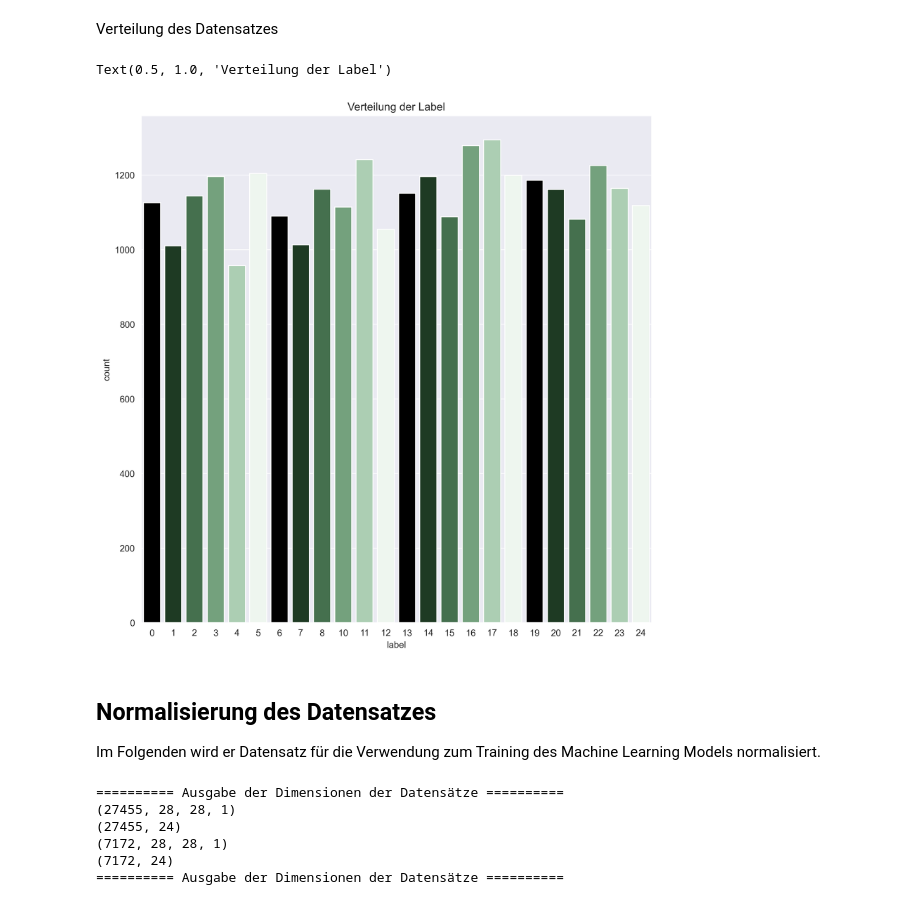
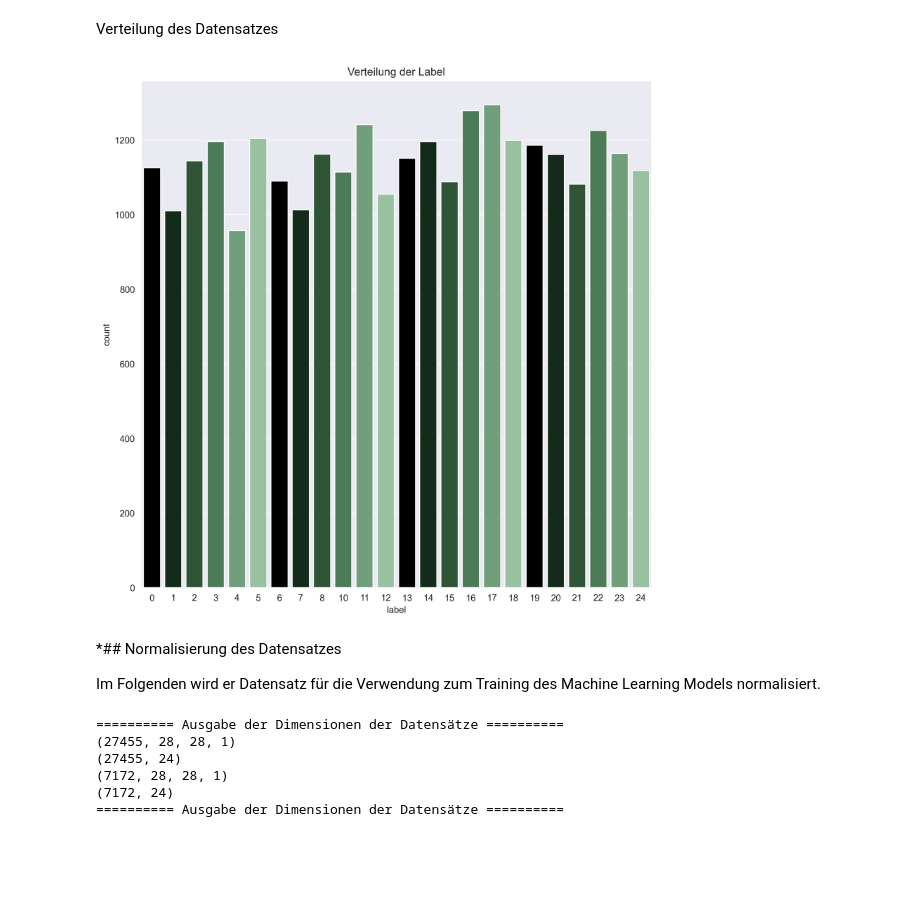
Before and after one commit to TjarkGerken/ml_intro_project, a Jupyter notebook: america_sign_language.ipynb, the cells around one changed output. Drawn from its saved outputs; the diff is of its cells as text; code cells hidden in the pictures; blank space fills up the shorter version.

Commit message:
added plot outputs

```diff
--- a/america_sign_language.ipynb
+++ b/america_sign_language.ipynb
@@ -44,17 +44,28 @@ from sklearn import metrics
 from sklearn.preprocessing import LabelBinarizer
 # %%
 # Verändere diese Variable, um das Modell neu zu trainieren:
-retrain = True
+retrain = False
+
+sns.axes_style("whitegrid")
+
 
 cache_path = "./models/"
+plot_path =  "./output/"
 model_name = "american_dataset.h5"
+output_format = ".svg"
+
 training_history = "training_history.csv"
 
 if not os.path.isdir(cache_path):
     os.mkdir(cache_path)
 
+if not os.path.isdir(plot_path):
+    os.mkdir(plot_path)
+
 if not os.path.exists(cache_path + model_name) or not os.path.exists(cache_path + training_history):
     retrain = True
+
+
 
 
 plt.rcParams["figure.dpi"] = 300
@@ -63,9 +74,6 @@ plt.rcParams["figure.figsize"] = [20, 15]
 train_df = pd.read_csv("data/sign_mnist_train/sign_mnist_train.csv")
 test_df = pd.read_csv("data/sign_mnist_test/sign_mnist_test.csv")
 
-
-# train_df = pd.read_csv("data/sign_mnist_train.csv")
-# test_df = pd.read_csv("data/sign_mnist_test.csv")
 print(retrain)
 # %% [output]
 False
@@ -93,14 +101,16 @@ Anzahl an Testdaten:             7172 Einträge
 Verteilung des Datensatzes
 # %%
 plt.figure(figsize = (10,10))
+cmap = sns.cubehelix_palette(start=2, rot=0, dark=0, light=.70, reverse=True)
 
-sns.countplot(train_df['label'])
+
+sns.countplot(x=train_df['label'], palette=cmap)
 plt.title("Verteilung der Label")
+plt.savefig(plot_path + "label_distribution" + output_format)
 # %% [output]
-Text(0.5, 1.0, 'Verteilung der Label')
-[figure, old version]
+[figure, new version]
 # %% [markdown]
-## Normalisierung des Datensatzes
+*## Normalisierung des Datensatzes
 
 Im Folgenden wird er Datensatz für die Verwendung zum Training des Machine Learning Models normalisiert.
 # %%
```
Also changed, not shown: parts of 10 cells of this notebook.
